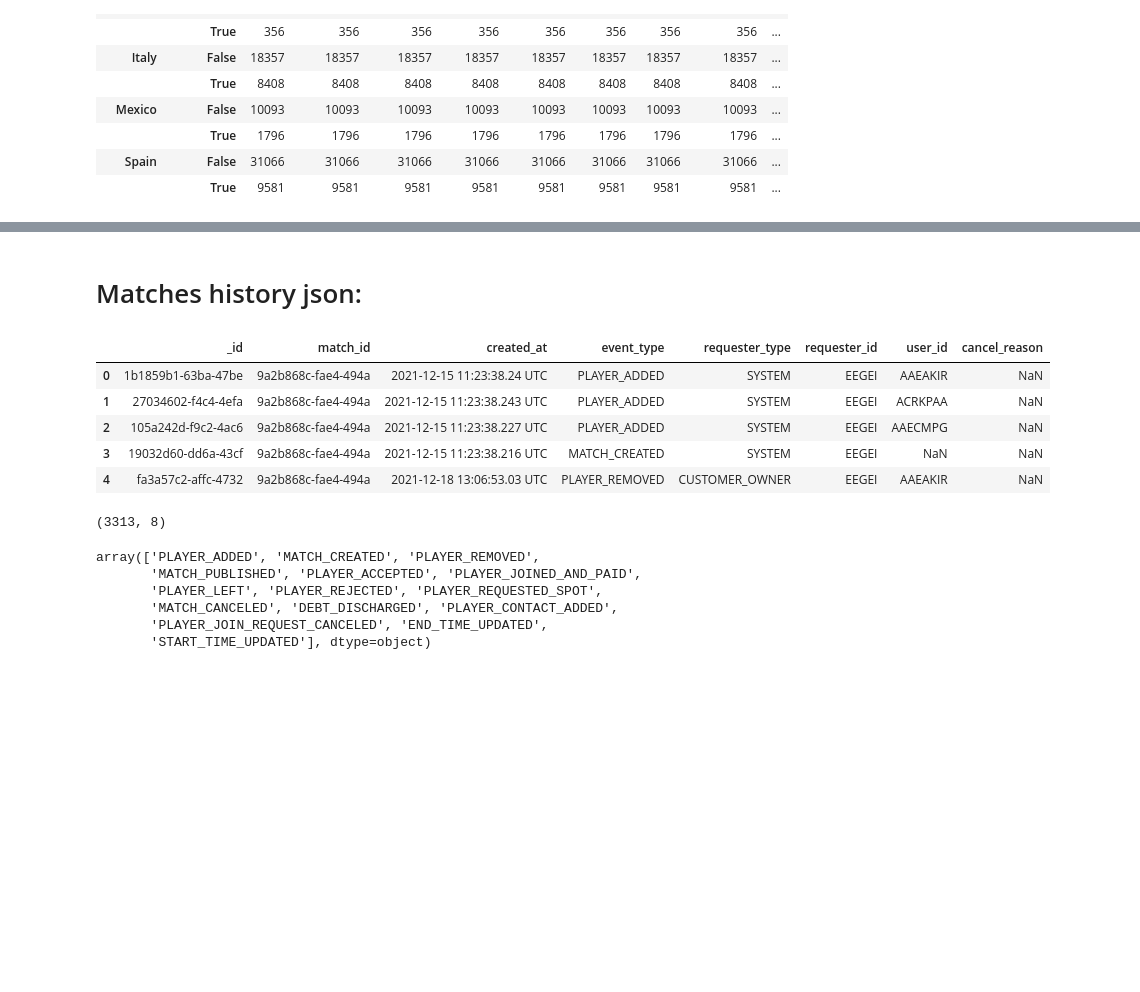
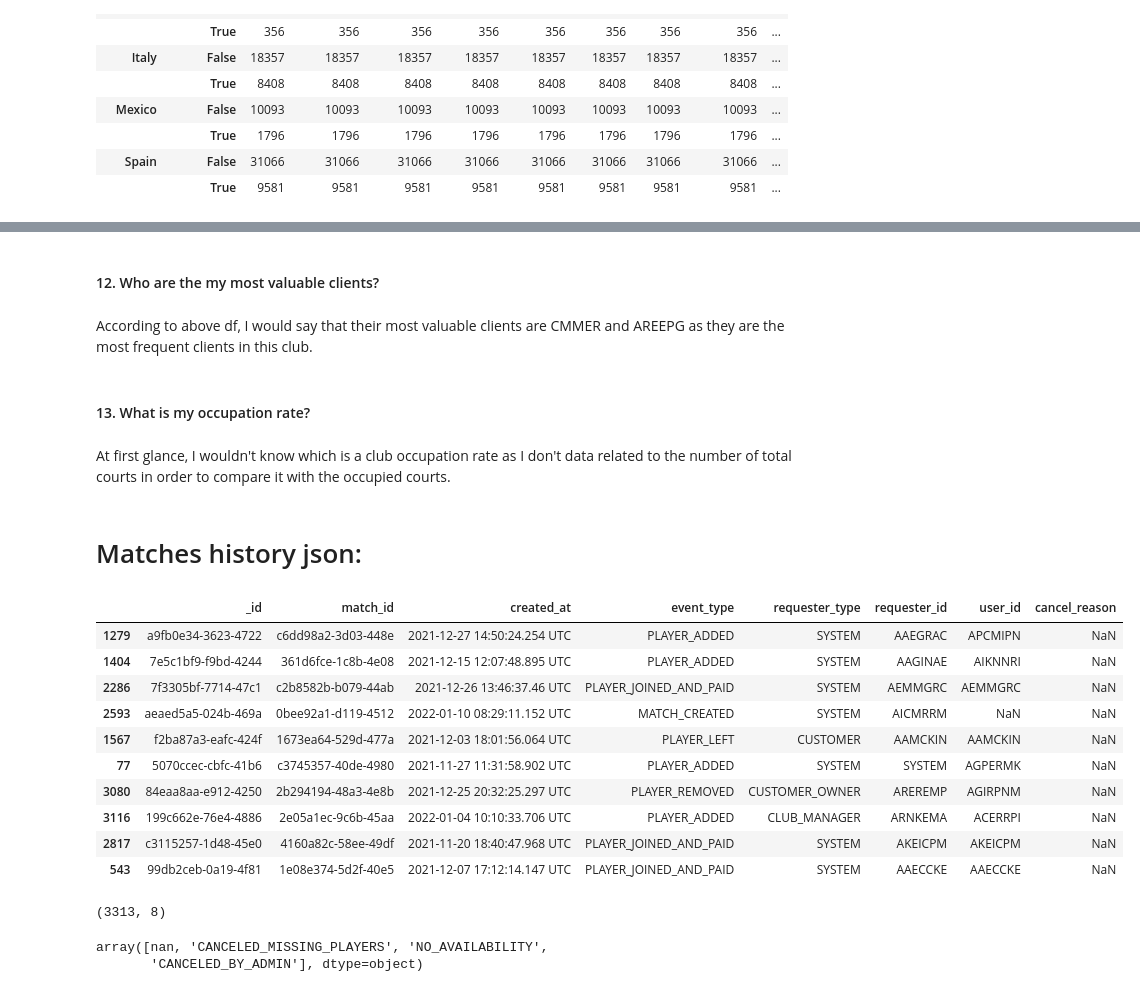
Before and after one commit to Lydia-Arocena/Playtomic, a Jupyter notebook: Data_exploration_.ipynb, the cells around one changed output, grey strips where cells are left out. Saved outputs shown, nothing was run; the diff lists cells and outputs as text; code cells hidden in the pictures; blank space fills up the shorter version.

```diff
--- a/Data_exploration_.ipynb
+++ b/Data_exploration_.ipynb
@@ -174,26 +309,35 @@ Note: Spain (Alcorcón, Barakaldo, Madrid)
+# %% [markdown]
+#### 12. Who are the my most valuable clients?
+# %% [markdown]
+According to above df, I would say that their most valuable clients are CMMER and AREEPG as they are the most frequent clients in this club.
+# %% [markdown]
+#### 13. What is my occupation rate?
+# %% [markdown]
+At first glance, I wouldn't know which is a club occupation rate as I don't data related to the number of total courts in order to compare it with the occupied courts.
 # %% [markdown]
 # Matches history json:
 # %%
 history=pd.DataFrame(history_list)
 # %%
-history.head()
+history
 # %% [output]
 |  | _id | match_id | created_at | event_type | requester_type | requester_id | user_id | cancel_reason |
-| 0 | 1b1859b1-63ba-47be | 9a2b868c-fae4-494a | 2021-12-15 11:23:38.24 UTC | PLAYER_ADDED | SYSTEM | EEGEI | AAEAKIR | NaN |
-| 1 | 27034602-f4c4-4efa | 9a2b868c-fae4-494a | 2021-12-15 11:23:38.243 UTC | PLAYER_ADDED | SYSTEM | EEGEI | ACRKPAA | NaN |
-| 2 | 105a242d-f9c2-4ac6 | 9a2b868c-fae4-494a | 2021-12-15 11:23:38.227 UTC | PLAYER_ADDED | SYSTEM | EEGEI | AAECMPG | NaN |
-| 3 | 19032d60-dd6a-43cf | 9a2b868c-fae4-494a | 2021-12-15 11:23:38.216 UTC | MATCH_CREATED | SYSTEM | EEGEI | NaN | NaN |
-| 4 | fa3a57c2-affc-4732 | 9a2b868c-fae4-494a | 2021-12-18 13:06:53.03 UTC | PLAYER_REMOVED | CUSTOMER_OWNER | EEGEI | AAEAKIR | NaN |
+| 1279 | a9fb0e34-3623-4722 | c6dd98a2-3d03-448e | 2021-12-27 14:50:24.254 UTC | PLAYER_ADDED | SYSTEM | AAEGRAC | APCMIPN | NaN |
+| 1404 | 7e5c1bf9-f9bd-4244 | 361d6fce-1c8b-4e08 | 2021-12-15 12:07:48.895 UTC | PLAYER_ADDED | SYSTEM | AAGINAE | AIKNNRI | NaN |
+| 2286 | 7f3305bf-7714-47c1 | c2b8582b-b079-44ab | 2021-12-26 13:46:37.46 UTC | PLAYER_JOINED_AND_PAID | SYSTEM | AEMMGRC | AEMMGRC | NaN |
+| 2593 | aeaed5a5-024b-469a | 0bee92a1-d119-4512 | 2022-01-10 08:29:11.152 UTC | MATCH_CREATED | SYSTEM | AICMRRM | NaN | NaN |
+| 1567 | f2ba87a3-eafc-424f | 1673ea64-529d-477a | 2021-12-03 18:01:56.064 UTC | PLAYER_LEFT | CUSTOMER | AAMCKIN | AAMCKIN | NaN |
+| 77 | 5070ccec-cbfc-41b6 | c3745357-40de-4980 | 2021-11-27 11:31:58.902 UTC | PLAYER_ADDED | SYSTEM | SYSTEM | AGPERMK | NaN |
+| 3080 | 84eaa8aa-e912-4250 | 2b294194-48a3-4e8b | 2021-12-25 20:32:25.297 UTC | PLAYER_REMOVED | CUSTOMER_OWNER | AREREMP | AGIRPNM | NaN |
+| 3116 | 199c662e-76e4-4886 | 2e05a1ec-9c6b-45aa | 2022-01-04 10:10:33.706 UTC | PLAYER_ADDED | CLUB_MANAGER | ARNKEMA | ACERRPI | NaN |
+| 2817 | c3115257-1d48-45e0 | 4160a82c-58ee-49df | 2021-11-20 18:40:47.968 UTC | PLAYER_JOINED_AND_PAID | SYSTEM | AKEICPM | AKEICPM | NaN |
+| 543 | 99db2ceb-0a19-4f81 | 1e08e374-5d2f-40e5 | 2021-12-07 17:12:14.147 UTC | PLAYER_JOINED_AND_PAID | SYSTEM | AAECCKE | AAECCKE | NaN |
 # %%
 history.shape
 # %% [output]
 (3313, 8)
 # %%
-history["event_type"].unique()
+history["cancel_reason"].unique()
 # %% [output]
-array(['PLAYER_ADDED', 'MATCH_CREATED', 'PLAYER_REMOVED',
-       'MATCH_PUBLISHED', 'PLAYER_ACCEPTED', 'PLAYER_JOINED_AND_PAID',
-       'PLAYER_LEFT', 'PLAYER_REJECTED', 'PLAYER_REQUESTED_SPOT',
-       'MATCH_CANCELED', 'DEBT_DISCHARGED', 'PLAYER_CONTACT_ADDED',
-       'PLAYER_JOIN_REQUEST_CANCELED', 'END_TIME_UPDATED',
-       'START_TIME_UPDATED'], dtype=object)
+array([nan, 'CANCELED_MISSING_PLAYERS', 'NO_AVAILABILITY',
+       'CANCELED_BY_ADMIN'], dtype=object)
```
Also changed, not shown: parts of 41 cells of this notebook, 1 other file.
